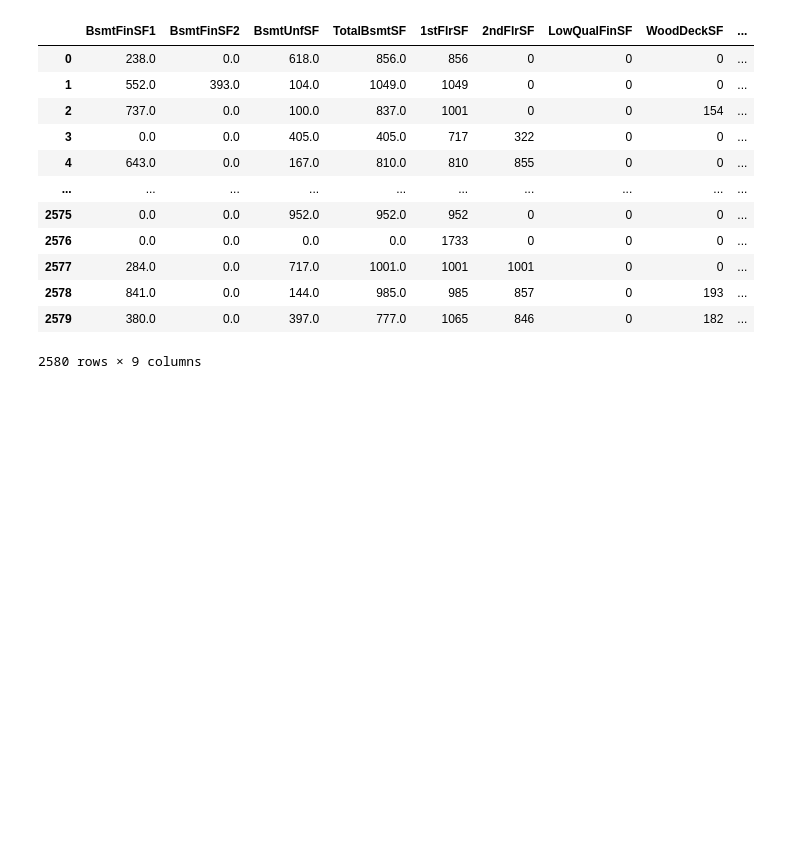
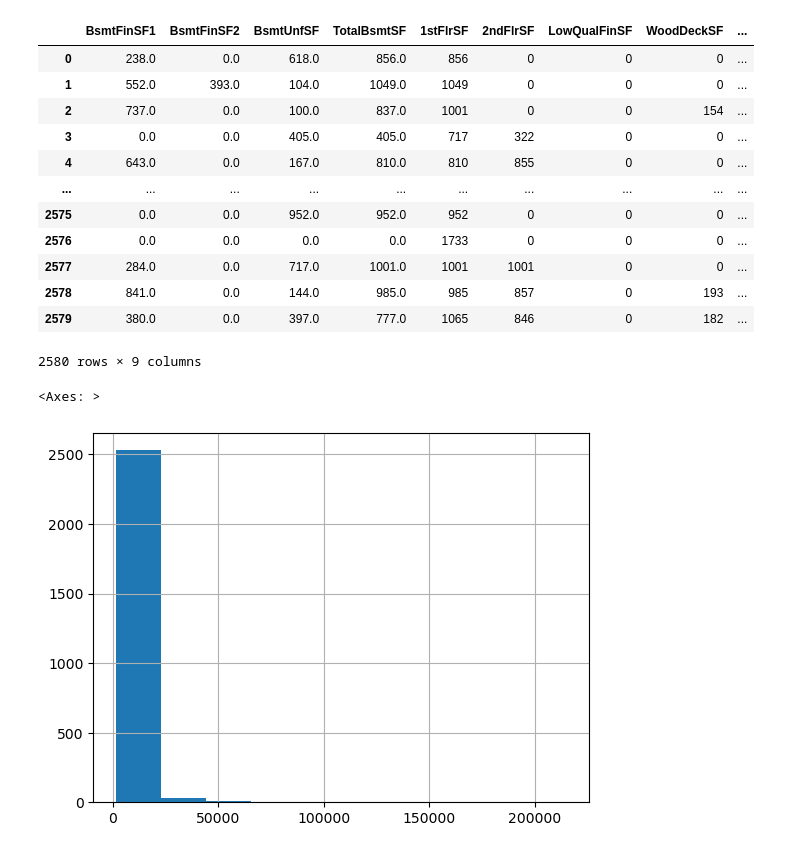
Before and after one commit to ersdanforth/ames_housing, a Jupyter notebook: feature_engineering.ipynb, the cells around one changed output. Saved outputs shown, nothing was run; the diff lists cells and outputs as text; code cells hidden in the pictures; blank space fills up the shorter version.

```diff
--- a/feature_engineering.ipynb
+++ b/feature_engineering.ipynb
@@ -171,3 +171,12 @@ features['OpenPorchSF'].describe()
 features['EnclosedPorch'].describe()
 features['3SsnPorch'].describe()
 features['ScreenPorch'].describe()
+# %%
+features['Porch_bool'] = np.where([features['WoodDeckSF'] > 0 or
+                                   features['OpenPorchSF'] > 0 or
+                                   features['EnclosedPorch'] > 0 or
+                                   features['3SsnPorch'] > 0 or
+                                   features['ScreenPorch'] > 0], 1, 0)
+
+#odd_numbers = [num for num in num_range if num % 2 == 1]
+#sqr_nums = map(lambda num: num**2, num_range)
@@ -193,3 +221,8 @@ features.filter(regex='SF')
 # if home has low quality finished sq ft, this is included in living area
 
 features['TotalIndoorSF'] = features['TotalBsmtSF'] + features['GrLivArea']
+# %%
+features['LotArea'].hist()
+# %% [output]
+<Axes: >
+[figure, added]
```
Also changed, not shown: parts of 15 cells of this notebook, 6 other files.
